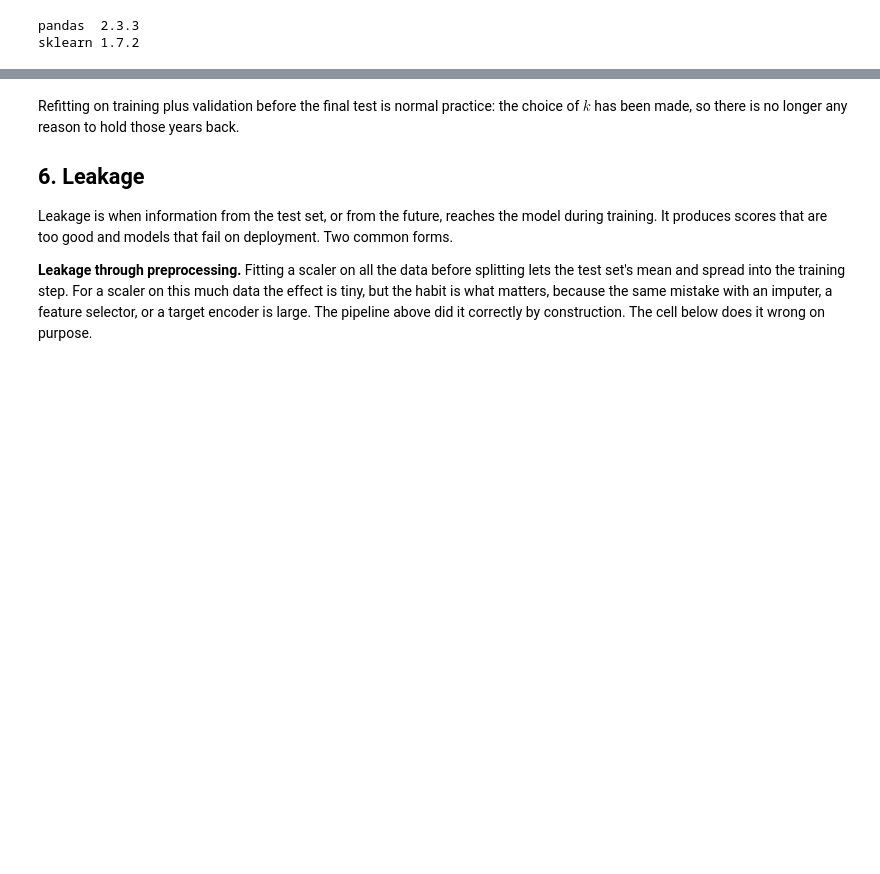
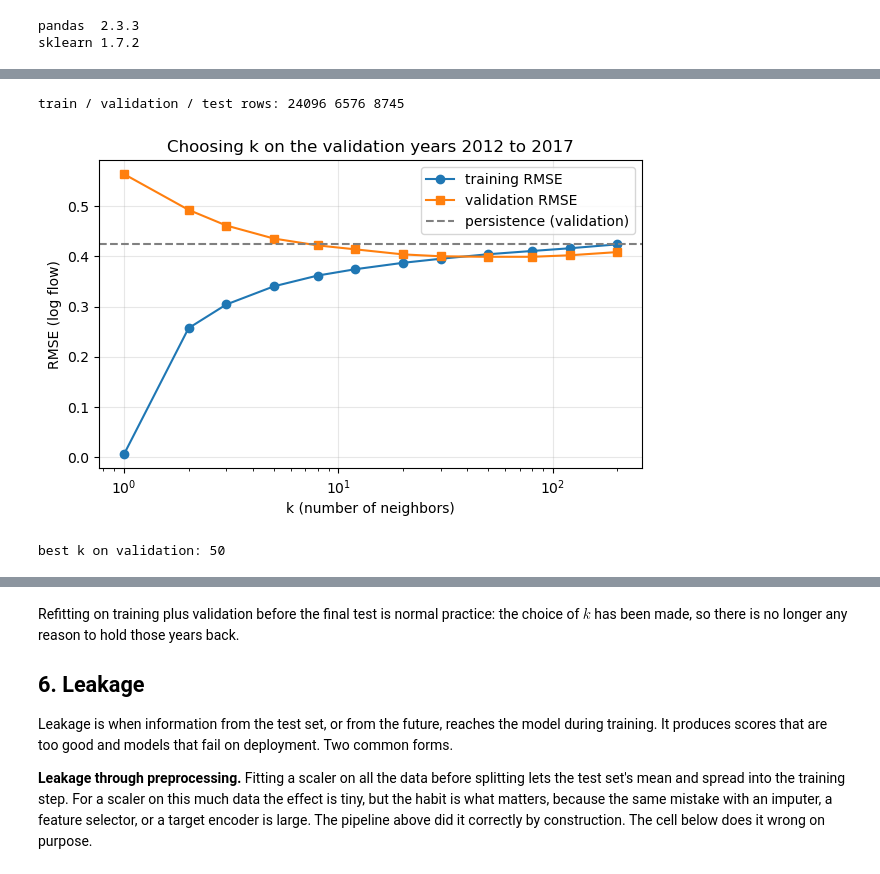
Before and after one commit to dmw2166/ML4Climate2026, a Jupyter notebook: tutorials/week06-validation-tutorial.ipynb, the cells around one changed output, grey strips where cells are left out. Drawn from its saved outputs; the diff is of its cells as text; code cells hidden in the pictures; blank space fills up the shorter version.

```diff
--- a/tutorials/week06-validation-tutorial.ipynb
+++ b/tutorials/week06-validation-tutorial.ipynb
@@ -253,0 +246,20 @@ persistence on the same years:      RMSE = 4.39 °C
+# %%
+ys = q[q["river"] == "Yellowstone"].copy()
+ys["logq_smooth"] = ys["logq"].rolling(15, center=True).mean()
+ys["years_since_1990"] = (ys["date"] - pd.Timestamp("1990-01-01")).dt.days / 365.25
+ys = ys.dropna(subset=["logq_smooth"])
+
+Xc = ys[["doy_sin", "doy_cos", "years_since_1990"]].values
+yc = ys["logq_smooth"].values
+before_c = (ys["date"] < "2018-01-01").values
+
+Xtr, Xte, ytr, yte = train_test_split(Xc, yc, test_size=0.2, random_state=0)
+print(f"calendar model, random split: RMSE = {rmse(yte, knn(1).fit(Xtr, ytr).predict(Xte)):.3f}")
+
+m = knn(1).fit(Xc[before_c], yc[before_c])
+print(f"calendar model, time split:   RMSE = {rmse(yc[~before_c], m.predict(Xc[~before_c])):.3f}")
+
+# Climatology for the same target: mean by day of year over the training years.
+clim = ys[before_c].groupby(ys[before_c]["date"].dt.dayofyear)["logq_smooth"].mean()
+clim_pred = clim.reindex(ys[~before_c]["date"].dt.dayofyear).values
+print(f"climatology, time split:      RMSE = {rmse(yc[~before_c], clim_pred):.3f}")
@@ -253,0 +293,32 @@ persistence on the same years:      RMSE = 4.39 °C
+# %%
+dates = q["date"].values[order]
+train = dates < np.datetime64("2012-01-01")
+valid = (dates >= np.datetime64("2012-01-01")) & (dates < np.datetime64("2018-01-01"))
+test  = dates >= np.datetime64("2018-01-01")
+print("train / validation / test rows:", train.sum(), valid.sum(), test.sum())
+
+ks = [1, 2, 3, 5, 8, 12, 20, 30, 50, 80, 120, 200]
+train_err, valid_err = [], []
+for k in ks:
+    m = knn(k).fit(Xo[train], yo[train])
+    train_err.append(rmse(yo[train], m.predict(Xo[train])))
+    valid_err.append(rmse(yo[valid], m.predict(Xo[valid])))
+
+fig, ax = plt.subplots(figsize=(7, 4))
+ax.plot(ks, train_err, "o-", label="training RMSE")
+ax.plot(ks, valid_err, "s-", label="validation RMSE")
+ax.axhline(rmse(yo[valid], Xo[valid][:, 0]), color="gray", ls="--", label="persistence (validation)")
+ax.set_xscale("log")
+ax.set_xlabel("k (number of neighbors)")
+ax.set_ylabel("RMSE (log flow)")
+ax.set_title("Choosing k on the validation years 2012 to 2017")
+ax.legend()
+ax.grid(alpha=0.3)
+plt.show()
+
+best_k = ks[int(np.argmin(valid_err))]
+print("best k on validation:", best_k)
+# %% [output]
+train / validation / test rows: 24096 6576 8745
+[figure, added]
+best k on validation: 50
```
Also changed, not shown: parts of 50 cells of this notebook, 1 other file.
